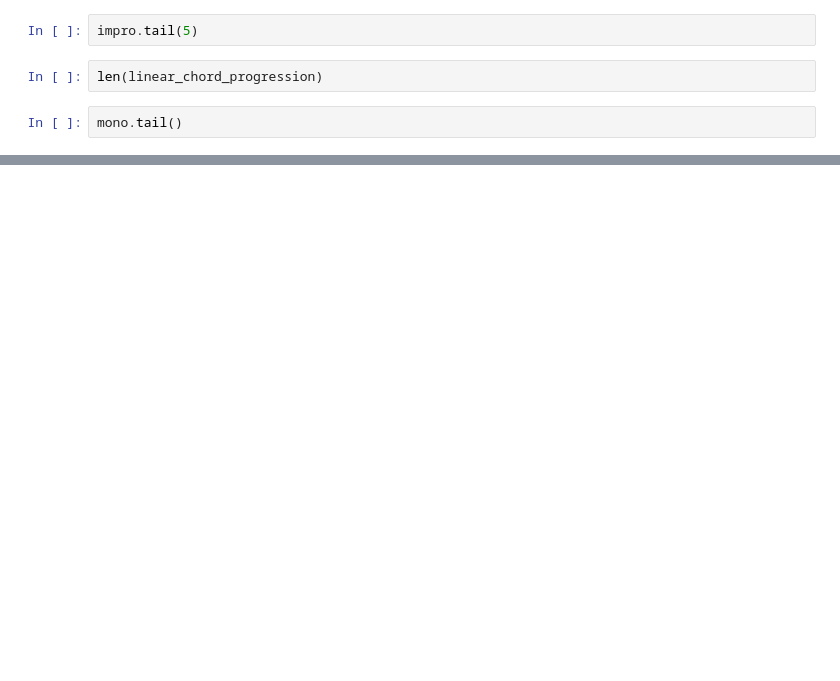
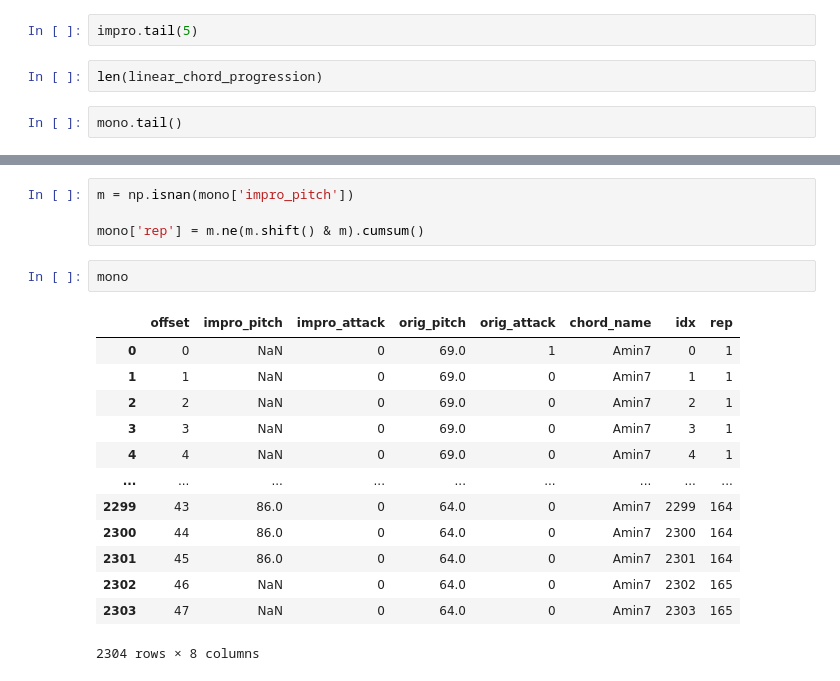
Before and after one commit to HikariNoMJ14/cool-cat-ai, a Jupyter notebook: src/Time-Step Encoding.ipynb, the cells around one changed output, grey strips where cells are left out. Saved outputs shown, nothing was run; the diff lists cells and outputs as text; blank space fills up the shorter version.

```diff
--- a/src/Time-Step Encoding.ipynb
+++ b/src/Time-Step Encoding.ipynb
@@ -227,0 +311,20 @@ mono.tail()
+# %%
+m = np.isnan(mono['impro_pitch'])
+
+mono['rep'] = m.ne(m.shift() & m).cumsum()
+# %%
+mono
+# %% [output]
+|  | offset | impro_pitch | impro_attack | orig_pitch | orig_attack | chord_name | idx | rep |
+| 0 | 0 | NaN | 0 | 69.0 | 1 | Amin7 | 0 | 1 |
+| 1 | 1 | NaN | 0 | 69.0 | 0 | Amin7 | 1 | 1 |
+| 2 | 2 | NaN | 0 | 69.0 | 0 | Amin7 | 2 | 1 |
+| 3 | 3 | NaN | 0 | 69.0 | 0 | Amin7 | 3 | 1 |
+| 4 | 4 | NaN | 0 | 69.0 | 0 | Amin7 | 4 | 1 |
+| ... | ... | ... | ... | ... | ... | ... | ... | ... |
+| 2299 | 43 | 86.0 | 0 | 64.0 | 0 | Amin7 | 2299 | 164 |
+| 2300 | 44 | 86.0 | 0 | 64.0 | 0 | Amin7 | 2300 | 164 |
+| 2301 | 45 | 86.0 | 0 | 64.0 | 0 | Amin7 | 2301 | 164 |
+| 2302 | 46 | NaN | 0 | 64.0 | 0 | Amin7 | 2302 | 165 |
+| 2303 | 47 | NaN | 0 | 64.0 | 0 | Amin7 | 2303 | 165 |
+2304 rows × 8 columns
```
Also changed, not shown: parts of 10 cells of this notebook, 18 other files.
